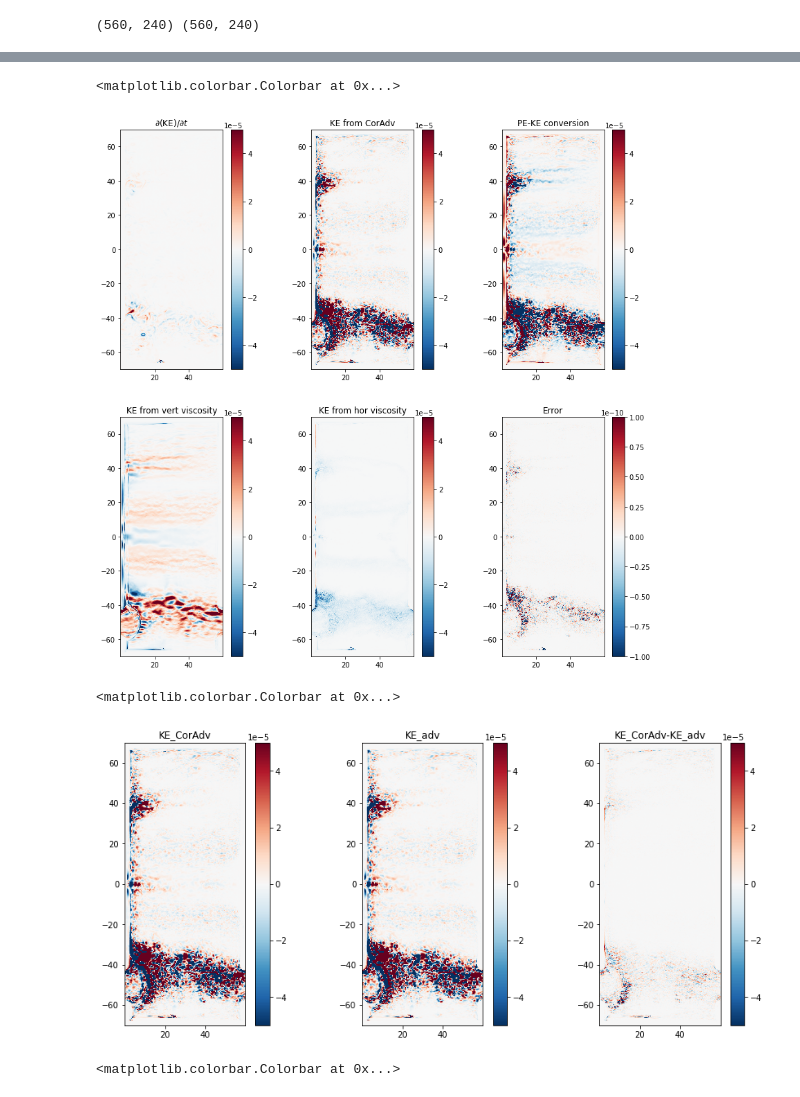
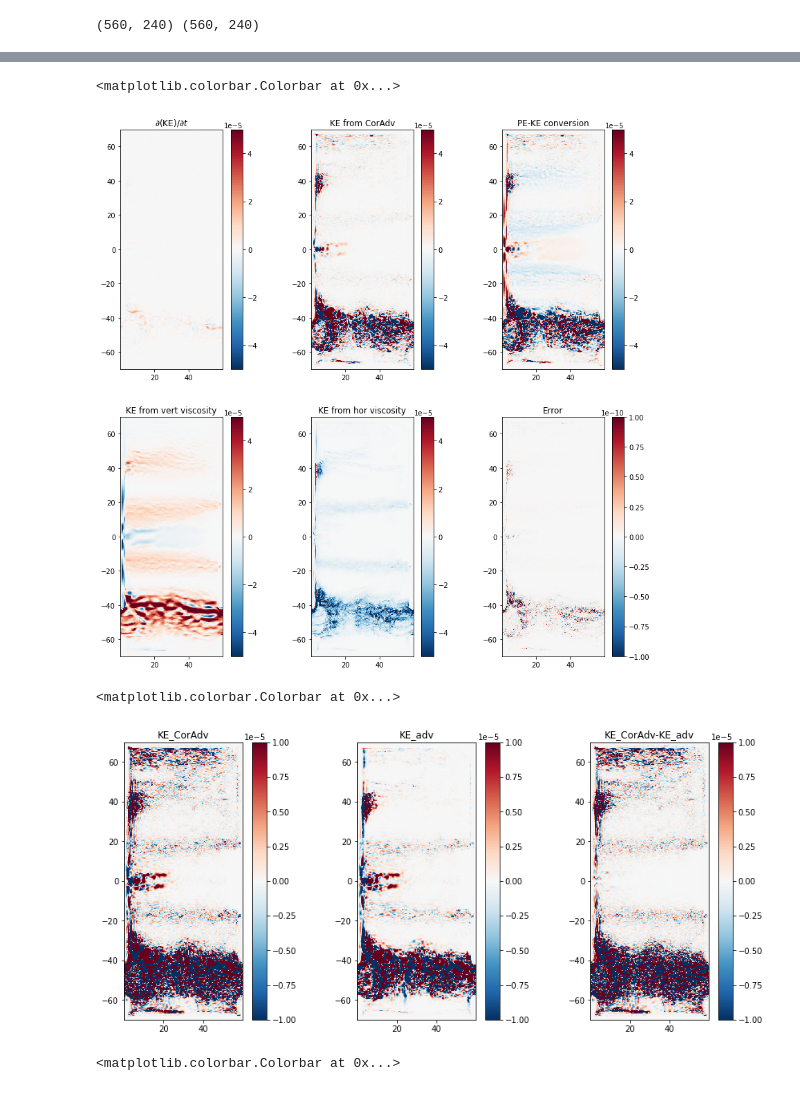
Before and after one commit to ElizabethYankovsky/Neverworld2-Analysis, a Jupyter notebook: Energetics_Budgets_TA.ipynb, the cells around one changed output, grey strips where cells are left out. Drawn from its saved outputs; the diff is of its cells as text; code cells hidden in the pictures.

```diff
--- a/Energetics_Budgets_TA.ipynb
+++ b/Energetics_Budgets_TA.ipynb
@@ -151,23 +178,23 @@ print(drho); #drho contains the density differences across each interface. 15 en
 ## Reading in KE budget terms
 # %%
 #For entire water column:
-KEterm1 = np.nansum(np.array(av['dKE_dt'][:,:,:,:]),axis=1)
+KEterm1 = (av['dKE_dt'][:,:,:,:]).sum(axis=1)
 #assuming all of these are on the RHS of the KE equation
-KEterm2 = np.nansum(np.array(av['KE_CorAdv'][:,:,:,:]),axis=1)
-KEterm2_alternate = np.nansum(np.array(av['KE_adv'][:,:,:,:]),axis=1)
-KEterm3 = np.nansum(np.array(av['PE_to_KE'][:,:,:,:]),axis=1)
-KEterm4 = np.nansum(np.array(av['KE_BT'][:,:,:,:]),axis=1)
-KEterm5 = np.nansum(np.array(av['KE_visc'][:,:,:,:]),axis=1)
-KEterm6 = np.nansum(np.array(av['KE_horvisc'][:,:,:,:]),axis=1)
+KEterm2 = (av['KE_CorAdv']).sum(axis=1)
+KEterm2_alternate = (av['KE_adv']).sum(axis=1)
+KEterm3 = (av['PE_to_KE'][:,:,:,:]).sum(axis=1)
+KEterm4 = (av['KE_BT'][:,:,:,:]).sum(axis=1)
+KEterm5 = (av['KE_visc'][:,:,:,:]).sum(axis=1)
+KEterm6 = (av['KE_horvisc'][:,:,:,:]).sum(axis=1)
 
 
-KEterm1 = np.nanmean(KEterm1,axis=0);
-KEterm2 = np.nanmean(KEterm2,axis=0);
-KEterm2_alternate = np.nanmean(KEterm2_alternate,axis=0);
-KEterm3 = np.nanmean(KEterm3,axis=0);
-KEterm4 = np.nanmean(KEterm4,axis=0);
-KEterm5 = np.nanmean(KEterm5,axis=0);
-KEterm6 = np.nanmean(KEterm6,axis=0);
+KEterm1 = (KEterm1).mean(axis=0);
+KEterm2 = (KEterm2).mean(axis=0);
+KEterm2_alternate = (KEterm2_alternate).mean(axis=0);
+KEterm3 = (KEterm3).mean(axis=0);
+KEterm4 = (KEterm4).mean(axis=0);
+KEterm5 = (KEterm5).mean(axis=0);
+KEterm6 = (KEterm6).mean(axis=0);
 
 E = KEterm1-KEterm2-KEterm3-KEterm4-KEterm5-KEterm6 #residual term between dKE/dt and RHS of equation
 E_alternate = KEterm1-KEterm2_alternate-KEterm3-KEterm4-KEterm5-KEterm6
@@ -252,30 +259,30 @@ plt.title(r'Error')
 plt.colorbar()
 # %% [output]
 <matplotlib.colorbar.Colorbar at 0x...>
-[figure, old version]
+[figure, new version]
 # %%
 plt.figure(figsize=(20,14))
 
 plt.subplot(2,4,1)
-plt.pcolormesh(xh,yh,KEterm2,norm=MidpointNormalize(midpoint=0.),cmap='RdBu_r',vmin=-5e-5,vmax=5e-5)
+plt.pcolormesh(xh,yh,KEterm2,norm=MidpointNormalize(midpoint=0.),cmap='RdBu_r',vmin=-1e-5,vmax=1e-5)
 plt.gca().set_aspect('equal', adjustable='box')
 plt.title(r'KE_CorAdv')
 plt.colorbar()
 
 plt.subplot(2,4,2)
-plt.pcolormesh(xh,yh,KEterm2_alternate,norm=MidpointNormalize(midpoint=0.),cmap='RdBu_r',vmin=-5e-5,vmax=5e-5)
+plt.pcolormesh(xh,yh,KEterm2_alternate,norm=MidpointNormalize(midpoint=0.),cmap='RdBu_r',vmin=-1e-5,vmax=1e-5)
 plt.gca().set_aspect('equal', adjustable='box')
 plt.title(r'KE_adv')
 plt.colorbar()
 
 plt.subplot(2,4,3)
-plt.pcolormesh(xh,yh,KEterm2-KEterm2_alternate,norm=MidpointNormalize(midpoint=0.),cmap='RdBu_r',vmin=-5e-5,vmax=5e-5)
+plt.pcolormesh(xh,yh,KEterm2-KEterm2_alternate,norm=MidpointNormalize(midpoint=0.),cmap='RdBu_r',vmin=-1e-5,vmax=1e-5)
 plt.gca().set_aspect('equal', adjustable='box')
 plt.title(r'KE_CorAdv-KE_adv')
 plt.colorbar()
 # %% [output]
 <matplotlib.colorbar.Colorbar at 0x...>
-[figure, old version]
+[figure, new version]
 # %%
 plt.figure(figsize=(14,14))
 
```
Also changed, not shown: parts of 19 cells of this notebook, 12 other files.
